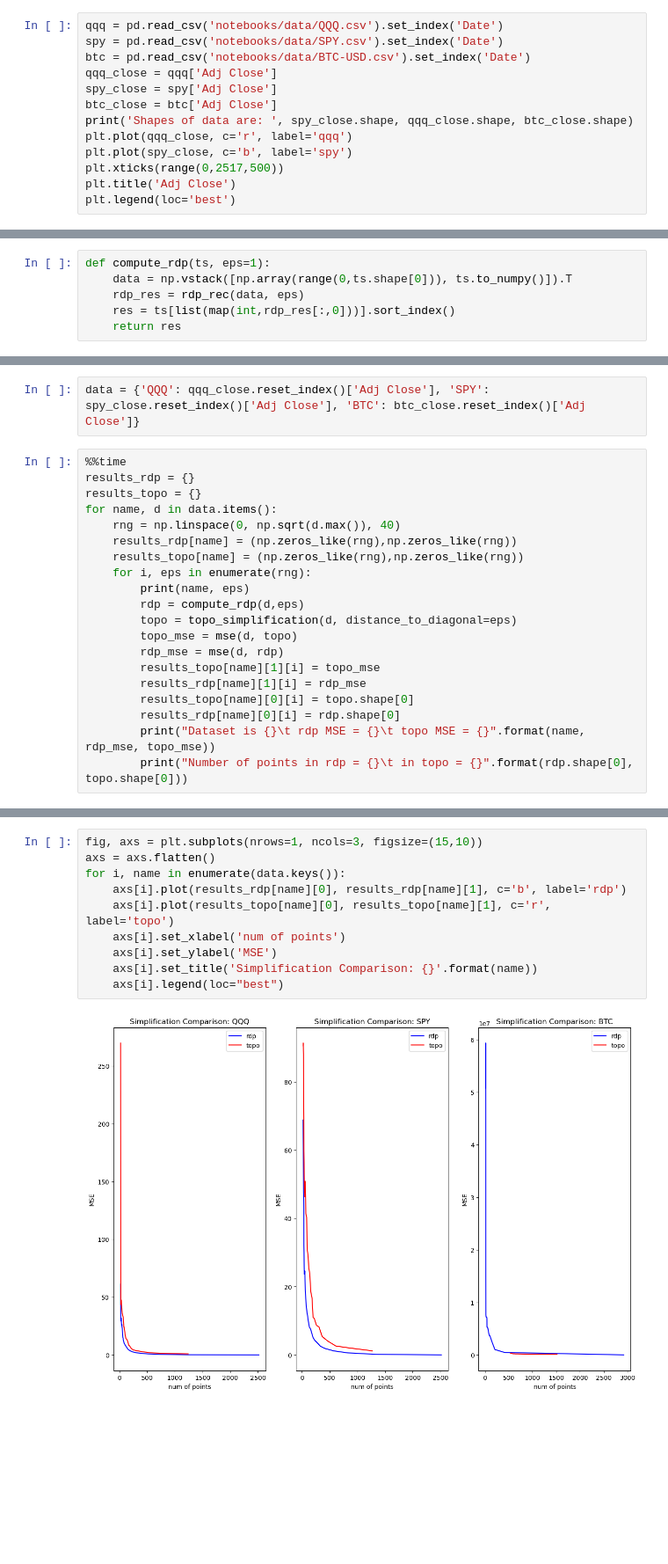
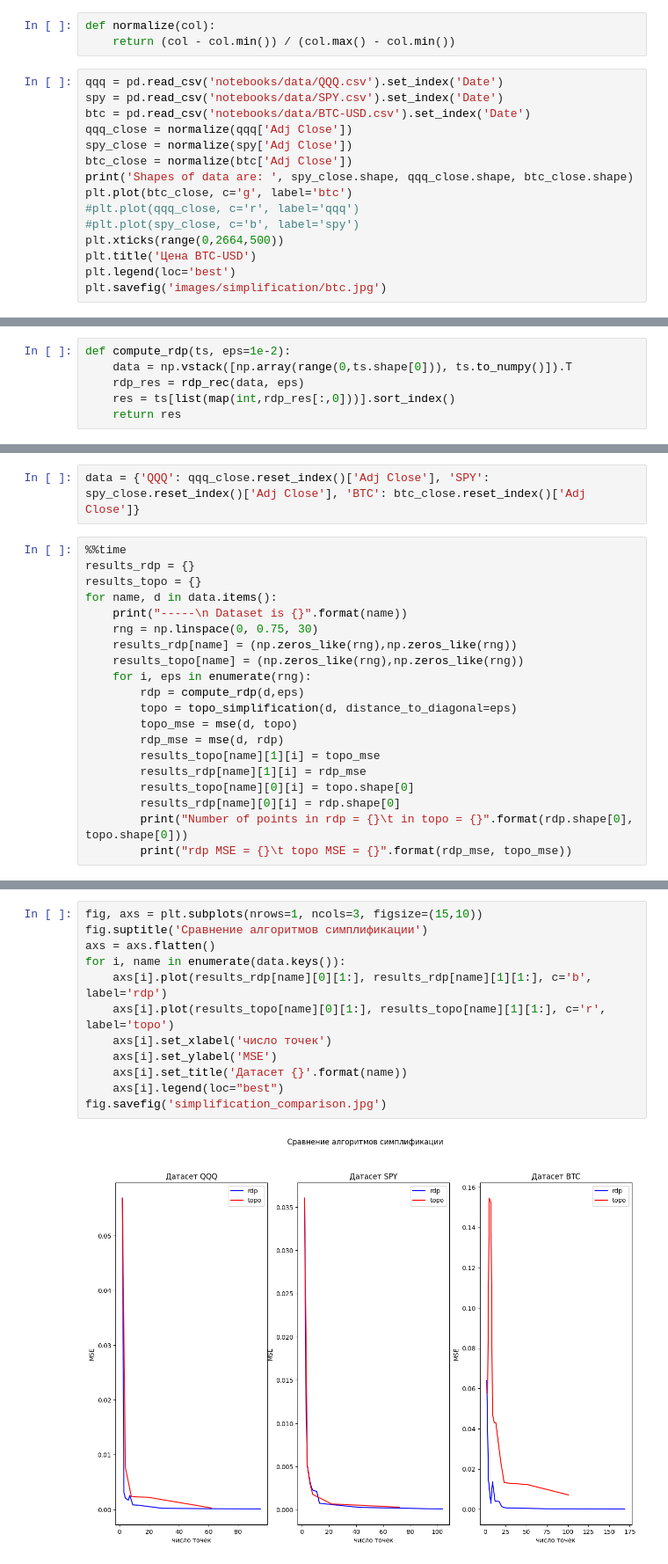
Before and after one commit to Snopoff/Masters-Thesis, a Jupyter notebook: notebooks/simplification.ipynb, the cells around one changed output, grey strips where cells are left out. Shown at 88% size. Saved outputs shown, nothing was run; the diff lists cells and outputs as text; blank space fills up the shorter version.

Commit message:
computed TC

```diff
--- a/notebooks/simplification.ipynb
+++ b/notebooks/simplification.ipynb
@@ -21,17 +21,22 @@ from sklearn.preprocessing import StandardScaler
 ## Data
 
 As data, let's consider several time series which represent the closing price of QQQ and SPY funds for 10-year long history and the price BTC-USD for 7-year long history.
+# %%
+def normalize(col):
+    return (col - col.min()) / (col.max() - col.min())
 # %%
 qqq = pd.read_csv('notebooks/data/QQQ.csv').set_index('Date')
 spy = pd.read_csv('notebooks/data/SPY.csv').set_index('Date')
 btc = pd.read_csv('notebooks/data/BTC-USD.csv').set_index('Date')
-qqq_close = qqq['Adj Close']
-spy_close = spy['Adj Close']
-btc_close = btc['Adj Close']
+qqq_close = normalize(qqq['Adj Close'])
+spy_close = normalize(spy['Adj Close'])
+btc_close = normalize(btc['Adj Close'])
 print('Shapes of data are: ', spy_close.shape, qqq_close.shape, btc_close.shape)
-plt.plot(qqq_close, c='r', label='qqq')
-plt.plot(spy_close, c='b', label='spy')
-plt.xticks(range(0,2517,500))
-plt.title('Adj Close')
+plt.plot(btc_close, c='g', label='btc')
+#plt.plot(qqq_close, c='r', label='qqq')
+#plt.plot(spy_close, c='b', label='spy')
+plt.xticks(range(0,2664,500))
+plt.title('Цена BTC-USD')
 plt.legend(loc='best')
+plt.savefig('images/simplification/btc.jpg')
 # %% [output]
@@ -43,7 +47,7 @@ Shapes of data are:  (2517,) (2517,) (2920,)
 
 The Ramer-Douglas-Peucker algorithm does the following: given a curve that consists of the line segments, it looks for the similar curve with fewer points. The algorithm recursively divides the line. Initially it is given all the points between the first and last point. It automatically marks the first and last point to be kept. It then finds the point that is farthest from the line segment with the first and last points as end points; this point is obviously farthest on the curve from the approximating line segment between the end points. If the point is closer than $\varepsilon$ to the line segment, then any points not currently marked to be kept can be discarded without the simplified curve being worse than $\varepsilon$.
 # %%
-def compute_rdp(ts, eps=1):
+def compute_rdp(ts, eps=1e-2):
     data = np.vstack([np.array(range(0,ts.shape[0])), ts.to_numpy()]).T
     rdp_res = rdp_rec(data, eps)
     res = ts[list(map(int,rdp_res[:,0]))].sort_index()
@@ -113,11 +117,11 @@ data = {'QQQ': qqq_close.reset_index()['Adj Close'], 'SPY': spy_close.reset_inde
 results_rdp = {}
 results_topo = {}
 for name, d in data.items():
-    rng = np.linspace(0, np.sqrt(d.max()), 40)
+    print("-----\n Dataset is {}".format(name))
+    rng = np.linspace(0, 0.75, 30)
     results_rdp[name] = (np.zeros_like(rng),np.zeros_like(rng))
     results_topo[name] = (np.zeros_like(rng),np.zeros_like(rng))
     for i, eps in enumerate(rng):
-        print(name, eps)
         rdp = compute_rdp(d,eps)
         topo = topo_simplification(d, distance_to_diagonal=eps)
         topo_mse = mse(d, topo)
@@ -126,6 +130,6 @@ for name, d in data.items():
         results_rdp[name][1][i] = rdp_mse
         results_topo[name][0][i] = topo.shape[0]
         results_rdp[name][0][i] = rdp.shape[0]
-        print("Dataset is {}\t rdp MSE = {}\t topo MSE = {}".format(name, rdp_mse, topo_mse))
         print("Number of points in rdp = {}\t in topo = {}".format(rdp.shape[0], topo.shape[0]))
+        print("rdp MSE = {}\t topo MSE = {}".format(rdp_mse, topo_mse))
 # %% [output]
@@ -149,13 +157,15 @@ Wall time: 3min 51s
 # %%
 fig, axs = plt.subplots(nrows=1, ncols=3, figsize=(15,10))
+fig.suptitle('Сравнение алгоритмов симплификации')
 axs = axs.flatten()
 for i, name in enumerate(data.keys()):
-    axs[i].plot(results_rdp[name][0], results_rdp[name][1], c='b', label='rdp')
-    axs[i].plot(results_topo[name][0], results_topo[name][1], c='r', label='topo')
-    axs[i].set_xlabel('num of points')
+    axs[i].plot(results_rdp[name][0][1:], results_rdp[name][1][1:], c='b', label='rdp')
+    axs[i].plot(results_topo[name][0][1:], results_topo[name][1][1:], c='r', label='topo')
+    axs[i].set_xlabel('число точек')
     axs[i].set_ylabel('MSE')
-    axs[i].set_title('Simplification Comparison: {}'.format(name))
+    axs[i].set_title('Датасет {}'.format(name))
     axs[i].legend(loc="best")
+fig.savefig('simplification_comparison.jpg')
 # %% [output]
-[figure, old version]
+[figure, new version]
 # %%
```
Also changed, not shown: parts of 16 cells of this notebook, 5 other files.
